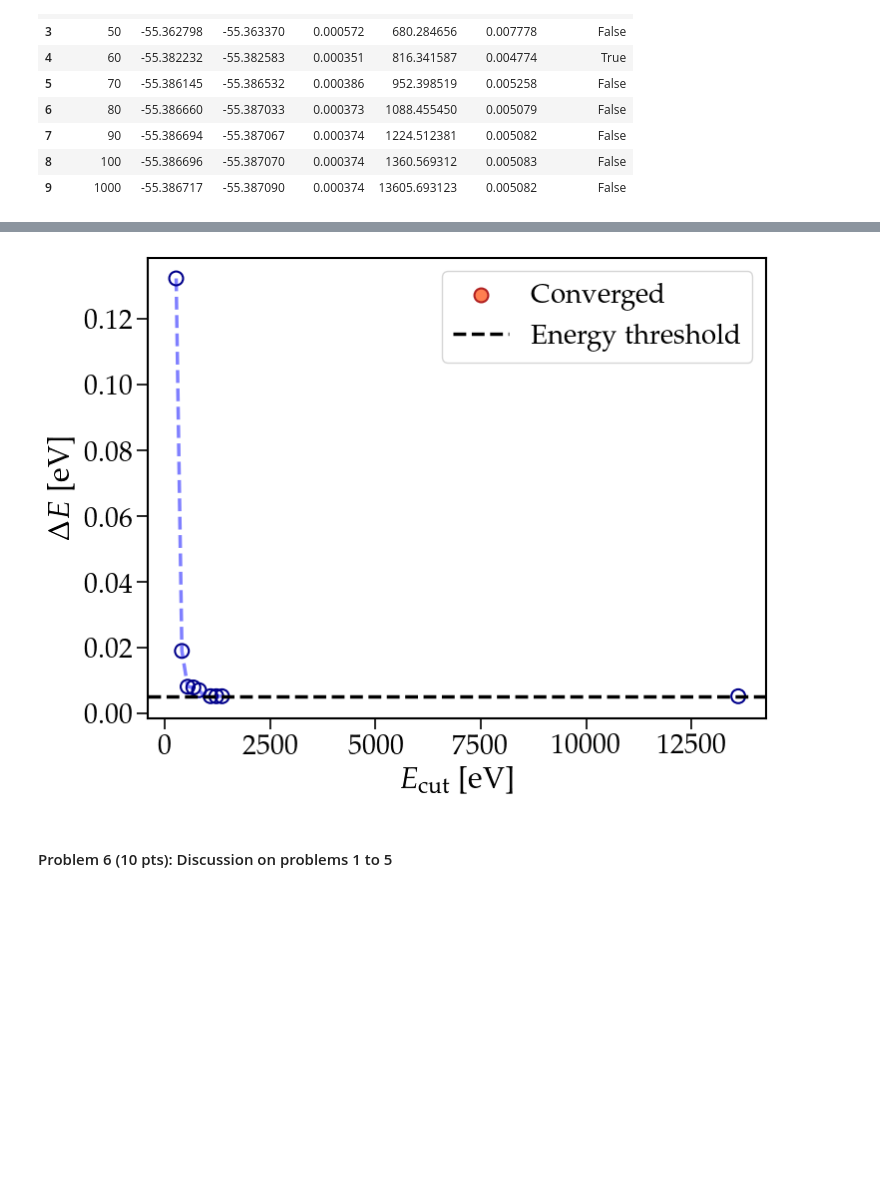
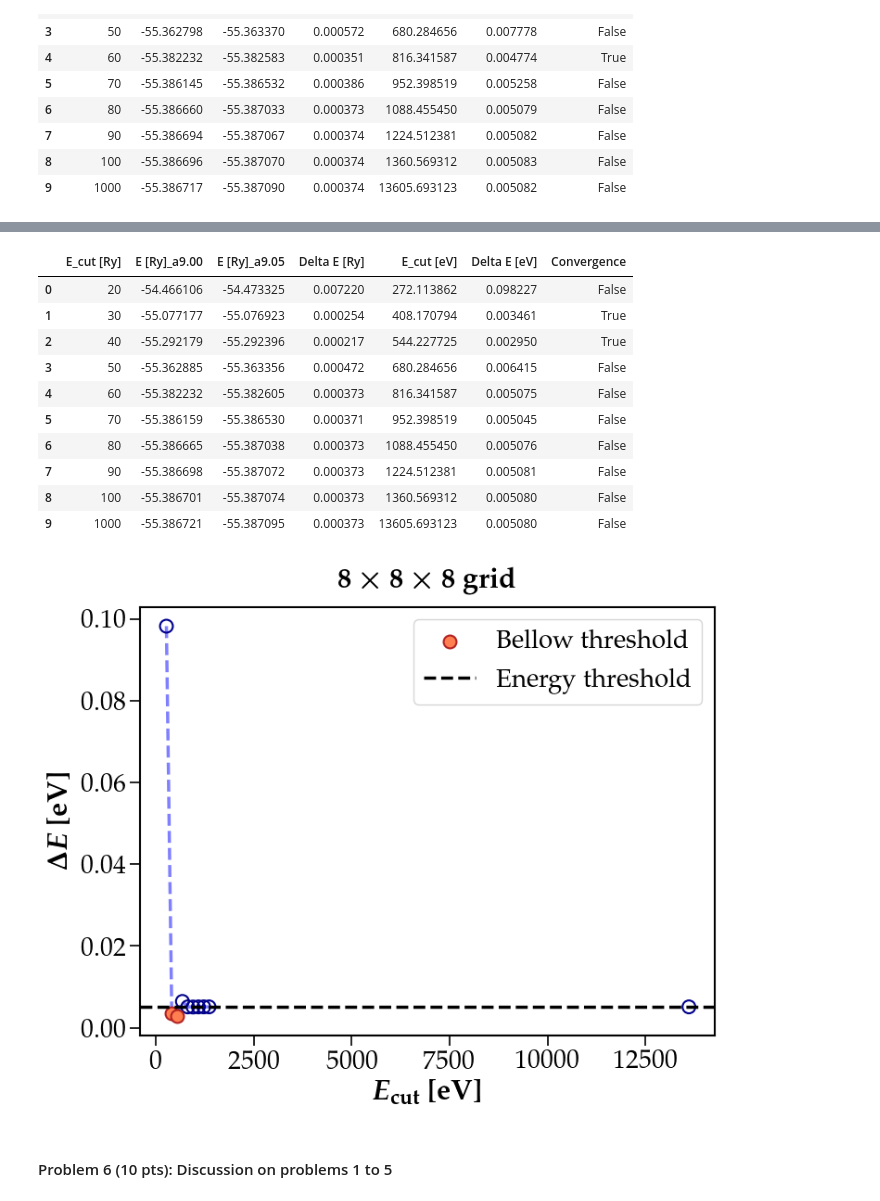
Before and after one commit to sylvainshan/MSE-468-Atomisitc-and-Quantum-Simulations-of-Materials, a Jupyter notebook: lab2/analysis.ipynb, the cells around one changed output, grey strips where cells are left out. Saved outputs shown, nothing was run; the diff lists cells and outputs as text; code cells hidden in the pictures; blank space fills up the shorter version.

```diff
--- a/lab2/analysis.ipynb
+++ b/lab2/analysis.ipynb
@@ -338,17 +453,38 @@ display(df)
 # %%
+# Third attempt with k=8
+filepath_1 = "Problem5/simulations_k=8_a=9.00/energies.dat"
+filepath_2 = "Problem5/simulations_k=8_a=9.05/energies.dat"
+
+df_1 = extract_energies(filepath_1)
+df_2 = extract_energies(filepath_2)
+df = merge_data(df_1, df_2)
+display(df)
+
 # Plotting the results
 plt.plot(df["E_cut [eV]"][:-1], df["Delta E [eV]"][:-1], linestyle="--", color="blue", alpha=0.5, zorder=1)
 plt.scatter(df[~df["Convergence"]]["E_cut [eV]"], df[~df["Convergence"]]["Delta E [eV]"],
             marker="o", color="None", edgecolor="darkblue", s=100, linewidths=1.5, zorder=2)
-plt.scatter(df[df["Convergence"]]["E_cut [eV]"][:-1], df[df["Convergence"]]["Delta E [eV]"][:-1],
-            marker="o", color="coral", edgecolors="firebrick", linewidths=1.5, label="Converged", zorder=2)
+plt.scatter(df[df["Convergence"]]["E_cut [eV]"], df[df["Convergence"]]["Delta E [eV]"],
+            marker="o", color="coral", edgecolors="firebrick", linewidths=1.5, label="Bellow threshold", zorder=2)
 plt.axhline(energy_threshold, color='black', linestyle='--', label="Energy threshold")
-plt.xlabel(r"$E_{\rm cut}$ [eV]")
-plt.ylabel(r"$\Delta E$ [eV]")
+plt.xlabel(r"$\boldsymbol{E_{\rm cut}}$ $\textbf{[eV]}$")
+plt.ylabel(r"$\boldsymbol{\Delta E}$ $\textbf{[eV]}$")
+plt.title(r"$\boldsymbol{8\times 8\times 8}$ $\textbf{grid}$")
 plt.legend()
 plt.show()
 # %% [output]
+|  | E_cut [Ry] | E [Ry]_a9.00 | E [Ry]_a9.05 | Delta E [Ry] | E_cut [eV] | Delta E [eV] | Convergence |
+| 0 | 20 | -54.466106 | -54.473325 | 0.007220 | 272.113862 | 0.098227 | False |
+| 1 | 30 | -55.077177 | -55.076923 | 0.000254 | 408.170794 | 0.003461 | True |
+| 2 | 40 | -55.292179 | -55.292396 | 0.000217 | 544.227725 | 0.002950 | True |
+| 3 | 50 | -55.362885 | -55.363356 | 0.000472 | 680.284656 | 0.006415 | False |
+| 4 | 60 | -55.382232 | -55.382605 | 0.000373 | 816.341587 | 0.005075 | False |
+| 5 | 70 | -55.386159 | -55.386530 | 0.000371 | 952.398519 | 0.005045 | False |
+| 6 | 80 | -55.386665 | -55.387038 | 0.000373 | 1088.455450 | 0.005076 | False |
+| 7 | 90 | -55.386698 | -55.387072 | 0.000373 | 1224.512381 | 0.005081 | False |
+| 8 | 100 | -55.386701 | -55.387074 | 0.000373 | 1360.569312 | 0.005080 | False |
+| 9 | 1000 | -55.386721 | -55.387095 | 0.000373 | 13605.693123 | 0.005080 | False |
-[figure, old version]
+[figure, new version]
 # %% [markdown]
 #### Problem 6 (10 pts): Discussion on problems 1 to 5
 # %% [markdown]
```
Also changed, not shown: parts of 28 cells of this notebook, 32 other files.
